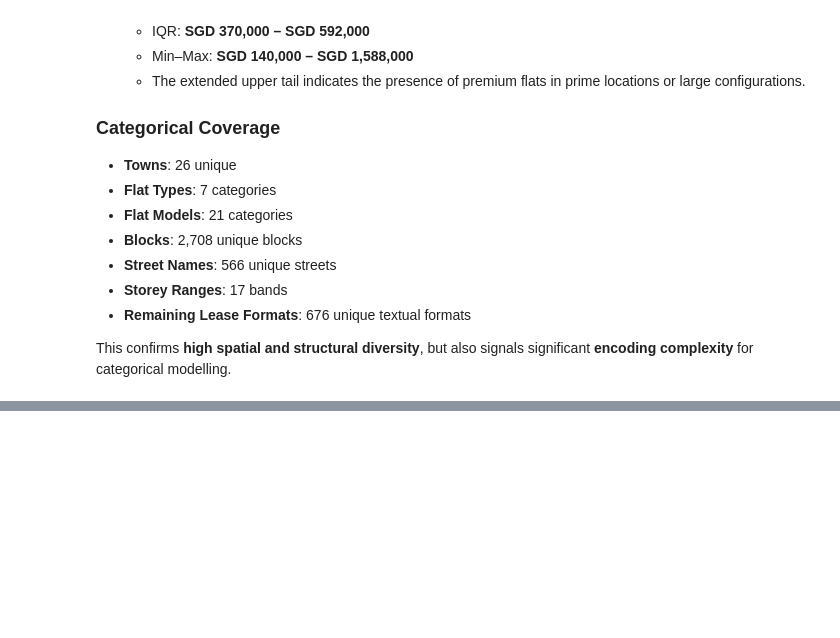
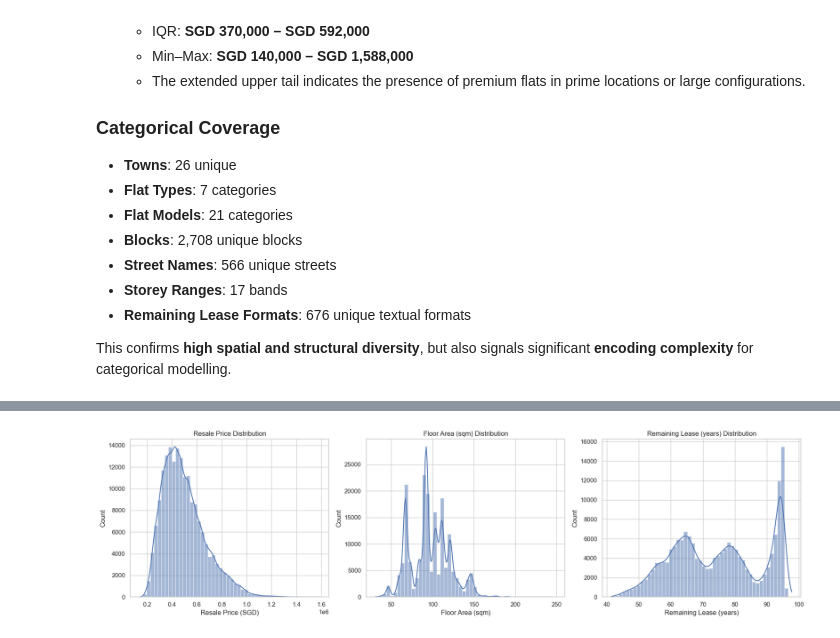
Before and after one commit to haiming772/hdb-resale-analytics, a Jupyter notebook: notebooks/01_data_wrangling.ipynb, the cells around one changed output, grey strips where cells are left out. Drawn from its saved outputs; the diff is of its cells as text; code cells hidden in the pictures; blank space fills up the shorter version.

Commit message:
Implement core cleaning and non-geospatial feature engineering with distribution checks

```diff
--- a/notebooks/01_data_wrangling.ipynb
+++ b/notebooks/01_data_wrangling.ipynb
@@ -160,0 +182,14 @@ This confirms **high spatial and structural diversity**, but also signals signif
+# %%
+# Work on a copy of the raw dataframe if not already done
+df = df_raw.copy()
+
+# 1) Convert month to datetime
+df["month"] = pd.to_datetime(df["month"], format="%Y-%m", errors="coerce")
+
+# 2) Ensure numeric columns are numeric (defensive, even though they look numeric)
+numeric_cols = ["floor_area_sqm", "resale_price"]
+for col in numeric_cols:
+    df[col] = pd.to_numeric(df[col], errors="coerce")
+
+print("Dtypes after type cleaning:")
+df.dtypes
@@ -160,0 +261,7 @@ This confirms **high spatial and structural diversity**, but also signals signif
+# %%
+storey_mid_median = df["storey_mid"].median()
+df["storey_mid"] = df["storey_mid"].fillna(storey_mid_median)
+
+print("After imputation:")
+print("Missing storey_mid values:", df["storey_mid"].isna().sum())
+df["storey_mid"].describe()
@@ -160,0 +358,7 @@ This confirms **high spatial and structural diversity**, but also signals signif
+# %%
+remaining_lease_median = df["remaining_lease_years"].median()
+df["remaining_lease_years"] = df["remaining_lease_years"].fillna(remaining_lease_median)
+
+print("After imputation:")
+print("Missing remaining_lease_years:", df["remaining_lease_years"].isna().sum())
+df["remaining_lease_years"].describe()
@@ -160,0 +396,19 @@ This confirms **high spatial and structural diversity**, but also signals signif
+# %%
+fig, axes = plt.subplots(1, 3, figsize=(18, 5))
+
+sns.histplot(df["resale_price"], bins=50, kde=True, ax=axes[0])
+axes[0].set_title("Resale Price Distribution")
+axes[0].set_xlabel("Resale Price (SGD)")
+
+sns.histplot(df["floor_area_sqm"], bins=50, kde=True, ax=axes[1])
+axes[1].set_title("Floor Area (sqm) Distribution")
+axes[1].set_xlabel("Floor Area (sqm)")
+
+sns.histplot(df["remaining_lease_years"], bins=50, kde=True, ax=axes[2])
+axes[2].set_title("Remaining Lease (years) Distribution")
+axes[2].set_xlabel("Remaining Lease (years)")
+
+plt.tight_layout()
+plt.show()
+# %% [output]
+[figure, added]
```
Also changed, not shown: parts of 14 cells of this notebook.
